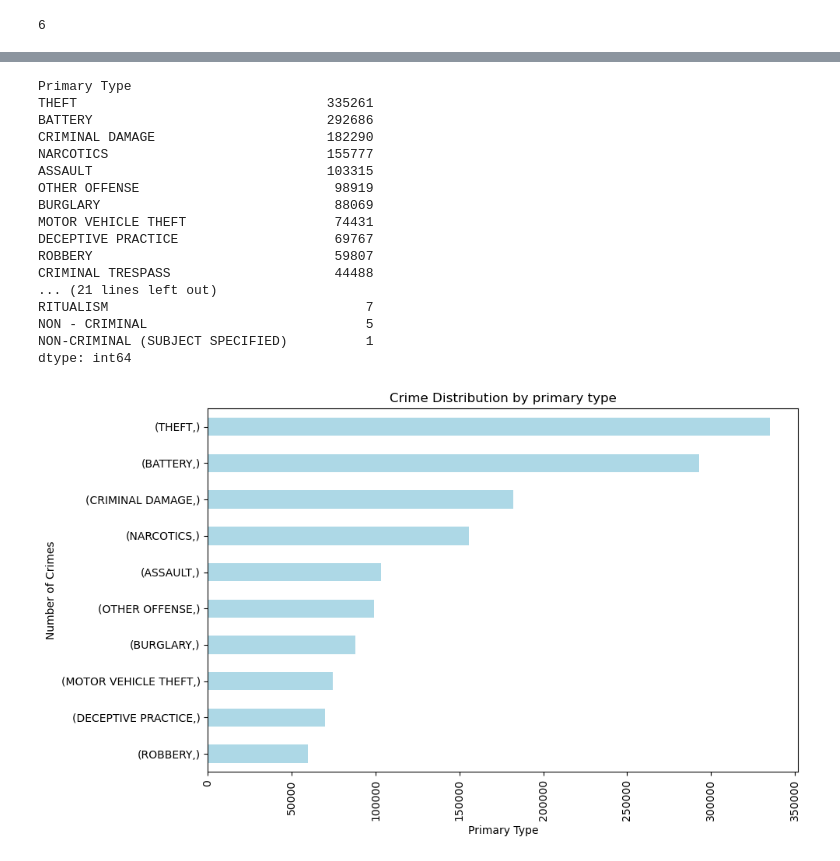
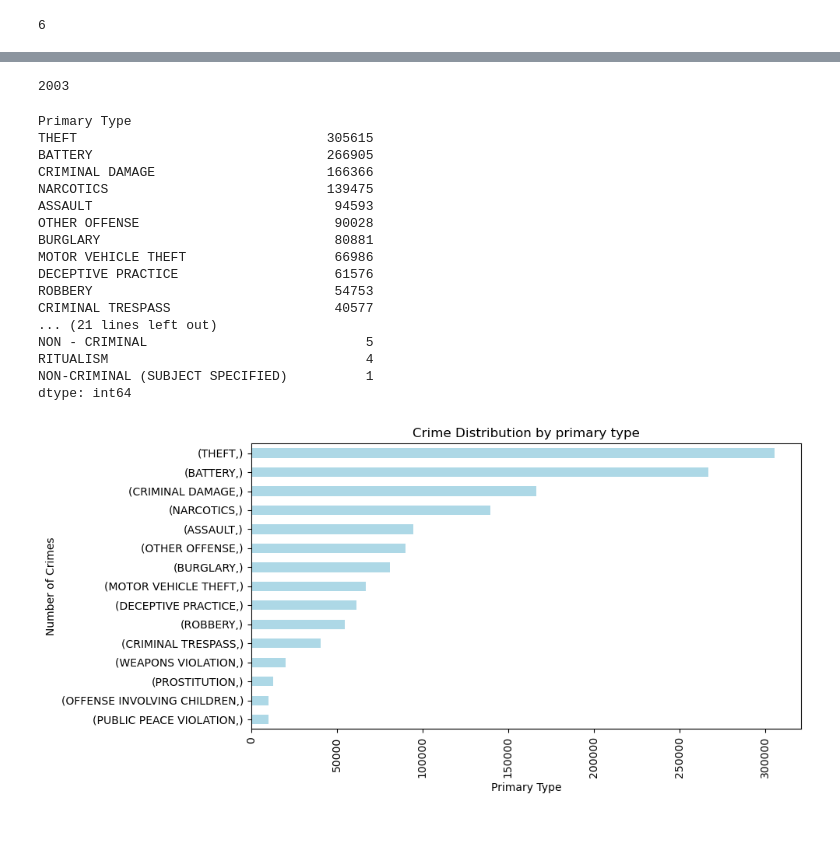
Before and after one commit to RidhooCodes/Chicago-crime-EDA, a Jupyter notebook: Circle 18 Chicago project.ipynb, the cells around one changed output, grey strips where cells are left out. Cells and saved outputs as stored; diff of their text form; code cells hidden in the pictures; blank space fills up the shorter version.

```diff
--- a/Circle 18 Chicago project.ipynb
+++ b/Circle 18 Chicago project.ipynb
@@ -141,6 +141,9 @@ chicago_df1.head()
 | 2 | HY460862 | 10/13/2015 07:30:00 PM | 067XX S ARTESIAN AVE | 0486 | BATTERY | DOMESTIC BATTERY SIMPLE | APARTMENT | False | ... |
 | 3 | HN595456 | 09/18/2007 01:56:00 AM | 087XX S COMMERCIAL AVE | 1220 | DECEPTIVE PRACTICE | THEFT OF LOST/MISLAID PROP | SIDEWALK | True | ... |
 | 4 | HW173766 | 02/28/2013 02:00:00 PM | 036XX N SOUTHPORT AVE | 1152 | DECEPTIVE PRACTICE | ILLEGAL USE CASH CARD | DRUG STORE | False | ... |
+# %%
+# Drop missing values
+chicago_df1.dropna(inplace= True)
 # %%
 chicago_df1.shape
 # %% [output]
@@ -168,39 +171,44 @@ Location                 16710
 dtype: int64
 # %%
 # Feature Understanding and Relationships
+# %%
+# Which year has the highest number of crimes
+chicago_df1['Year'].value_counts().idxmax()
+# %% [output]
+2003
 # %%
 # What are the most common types of crime in Chicago?
 crime_by_type = chicago_df1.groupby(['Primary Type']).size().sort_values(ascending=False)
 crime_by_type
 # %% [output]
 Primary Type
-THEFT                                335261
-BATTERY                              292686
-CRIMINAL DAMAGE                      182290
-NARCOTICS                            155777
-ASSAULT                              103315
-OTHER OFFENSE                         98919
-BURGLARY                              88069
-MOTOR VEHICLE THEFT                   74431
-DECEPTIVE PRACTICE                    69767
-ROBBERY                               59807
-CRIMINAL TRESPASS                     44488
+THEFT                                305615
+BATTERY                              266905
+CRIMINAL DAMAGE                      166366
+NARCOTICS                            139475
+ASSAULT                               94593
+OTHER OFFENSE                         90028
+BURGLARY                              80881
+MOTOR VEHICLE THEFT                   66986
+DECEPTIVE PRACTICE                    61576
+ROBBERY                               54753
+CRIMINAL TRESPASS                     40577
 ... (21 lines left out)
-RITUALISM                                 7
 NON - CRIMINAL                            5
+RITUALISM                                 4
 NON-CRIMINAL (SUBJECT SPECIFIED)          1
 dtype: int64
 # %%
 # Patterns in types of crime?
-crime_distribution = chicago_df1[["Primary Type"]].value_counts().head(10).sort_values(ascending =True)
+crime_distribution = chicago_df1[["Primary Type"]].value_counts().head(15).sort_values(ascending =True)
 
-plt.figure(figsize=(10, 6))
+plt.figure(figsize=(10, 5))
 crime_distribution.plot(kind='barh', color='lightblue')
 plt.title('Crime Distribution by primary type')
 plt.xlabel('Primary Type')
 plt.ylabel('Number of Crimes')
 plt.xticks(rotation=90)
 plt.tight_layout()
 plt.show()
 # %% [output]
-[figure, old version]
+[figure, new version]
```
Also changed, not shown: parts of 38 cells of this notebook, 1 other file.
